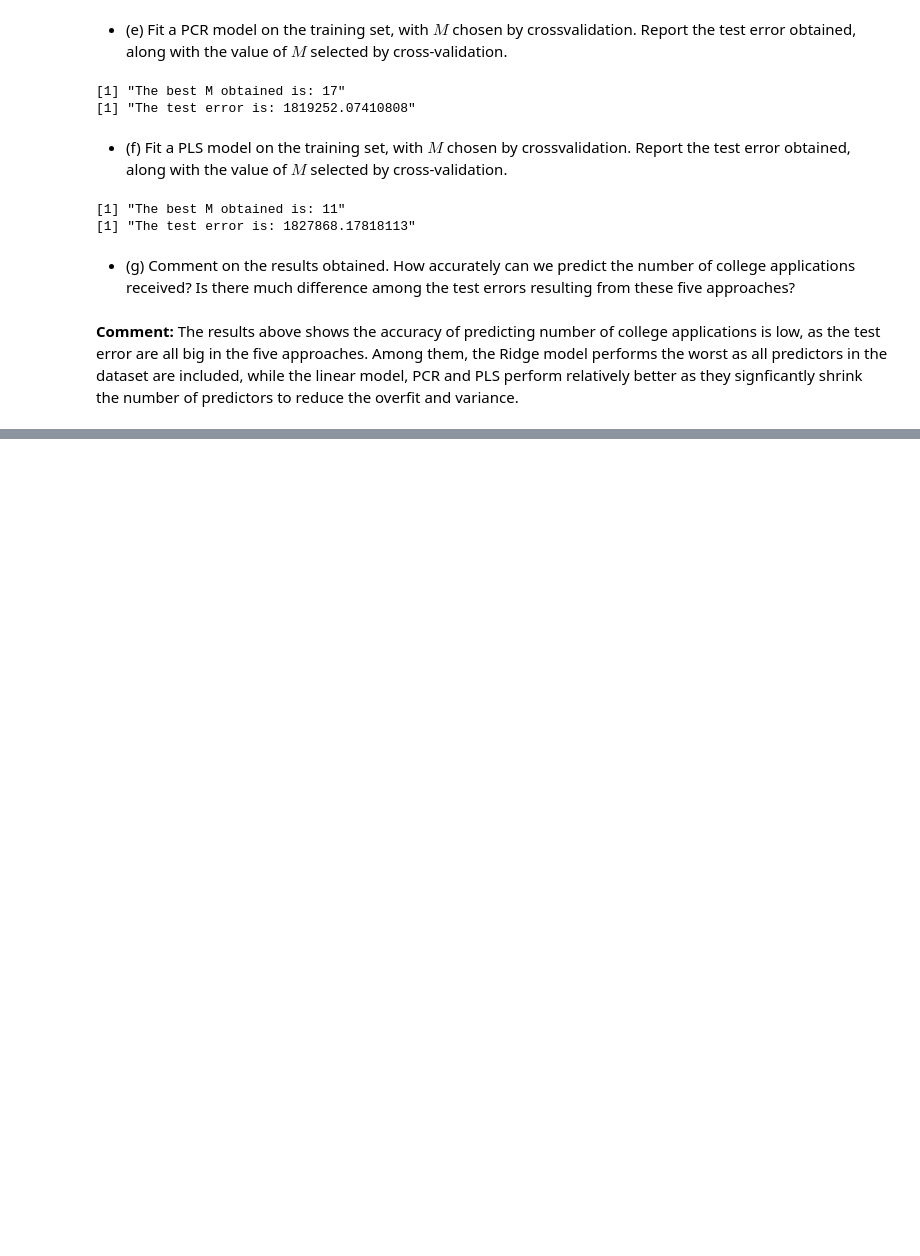
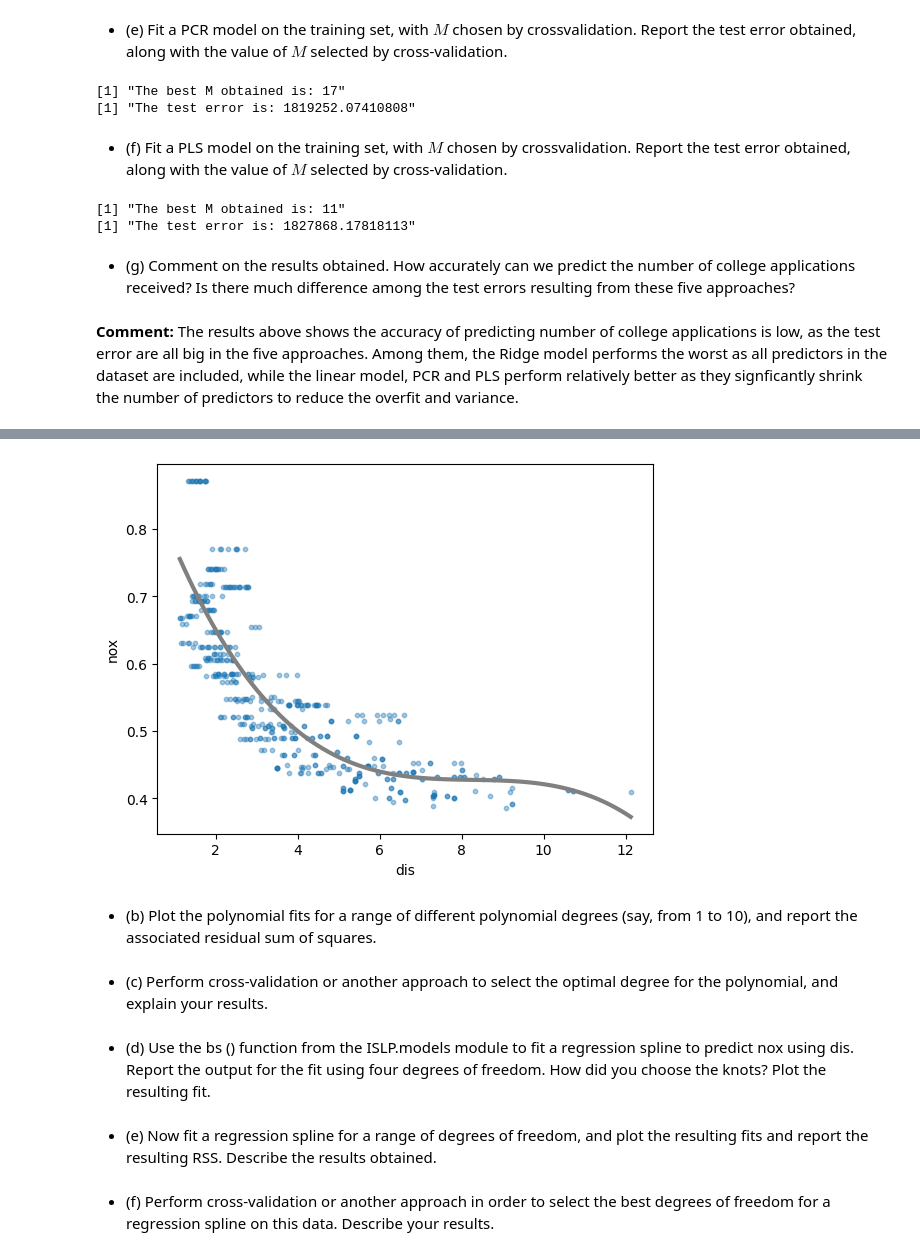
Before and after one commit to mw1296/DSAN5300, a Jupyter notebook: homeworks/HW-3/HW-3.ipynb, the cells around one changed output, grey strips where cells are left out. Drawn from its saved outputs; the diff is of its cells as text; code cells hidden in the pictures; blank space fills up the shorter version.

```diff
--- a/homeworks/HW-3/HW-3.ipynb
+++ b/homeworks/HW-3/HW-3.ipynb
@@ -1043,0 +1083,10 @@ print(paste('The test error is:', pls_test_mse))
+# %%
+from ISLP import load_data
+from ISLP.models import ModelSpec as MS
+from ISLP.models import poly
+from ISLP.models import summarize
+import statsmodels.api as sm
+
+# load Boston data
+Boston = load_data('Boston')
+Boston.head()
@@ -1043,0 +1100,11 @@ print(paste('The test error is:', pls_test_mse))
+# %%
+# create a 3-degree polynomial feature X (x, x^2, x^3)
+X = MS([poly('dis', degree=3)]).fit_transform(Boston)
+y = Boston['nox'] # define y
+# %%
+# create and fit a regression model
+model = sm.OLS(y, X)
+results = model.fit()
+
+# show model result
+print(results.summary())
@@ -1043,0 +1129,32 @@ print(paste('The test error is:', pls_test_mse))
+# %%
+# create a smooth vector of dis for plot purpose
+dis_grid = np.linspace(Boston['dis'].min(), Boston['dis'].max(), 100)
+
+# create polynomial grid based on the dis_grid generated above
+X_pred = MS([poly('dis', degree=3)]).fit(Boston).transform(
+    pd.DataFrame({'dis': dis_grid})
+)
+
+# pred y using the generated polynomial X
+y_pred = results.predict(X_pred)
+
+# plot the data x and y in Boston
+plt.scatter(Boston['dis'], y, s=10, alpha=0.4) # plot dis vs. nox
+# add the fitted y_pred vs. x_pred on the plot
+plt.plot(dis_grid, y_pred, color='grey', linewidth=3)
+
+plt.xlabel("dis")
+plt.ylabel("nox")
+plt.show()
+# %% [output]
+[figure, added]
+# %% [markdown]
+* (b) Plot the polynomial fits for a range of different polynomial degrees (say, from 1 to 10), and report the associated residual sum of squares.
+# %% [markdown]
+* (c) Perform cross-validation or another approach to select the optimal degree for the polynomial, and explain your results.
+# %% [markdown]
+* (d) Use the bs () function from the ISLP.models module to fit a regression spline to predict nox using dis. Report the output for the fit using four degrees of freedom. How did you choose the knots? Plot the resulting fit.
+# %% [markdown]
+* (e) Now fit a regression spline for a range of degrees of freedom, and plot the resulting fits and report the resulting RSS. Describe the results obtained.
+# %% [markdown]
+* (f) Perform cross-validation or another approach in order to select the best degrees of freedom for a regression spline on this data. Describe your results.
```
Also changed, not shown: parts of 15 cells of this notebook, 1 other file.
